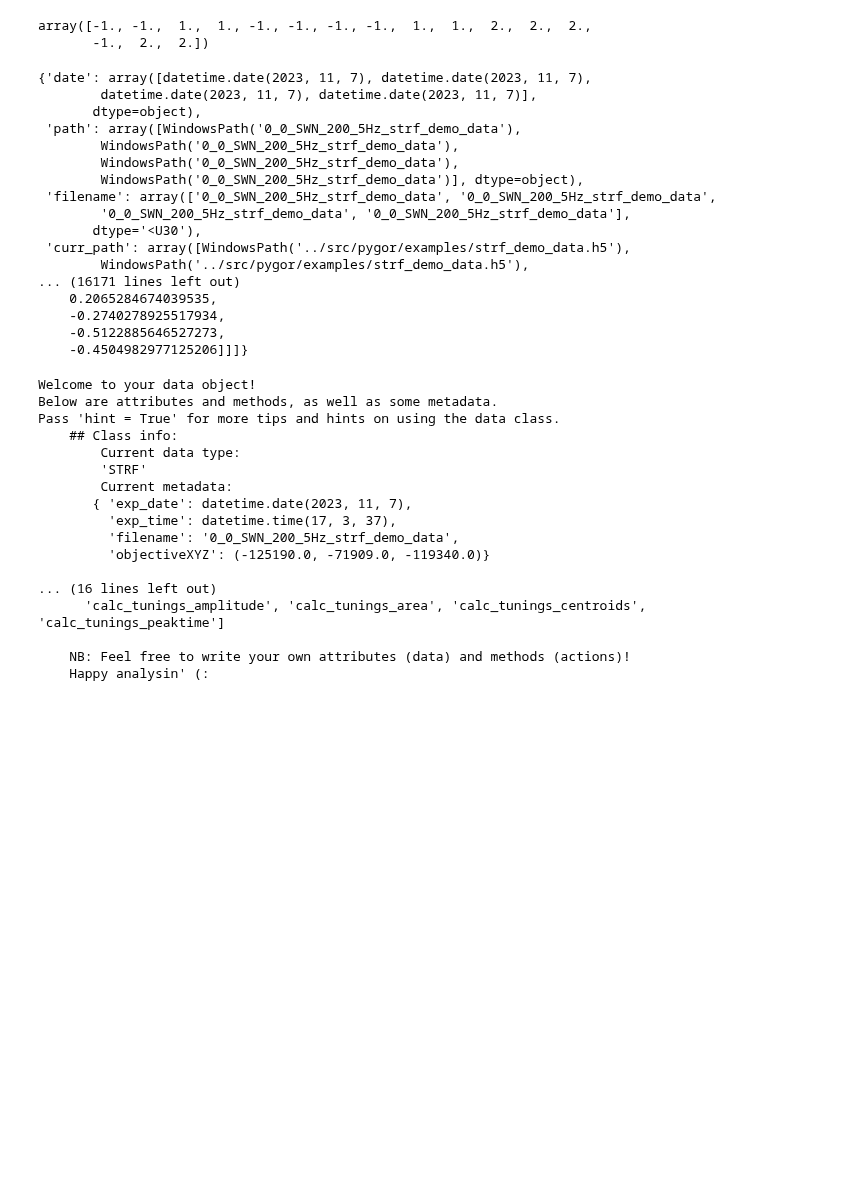
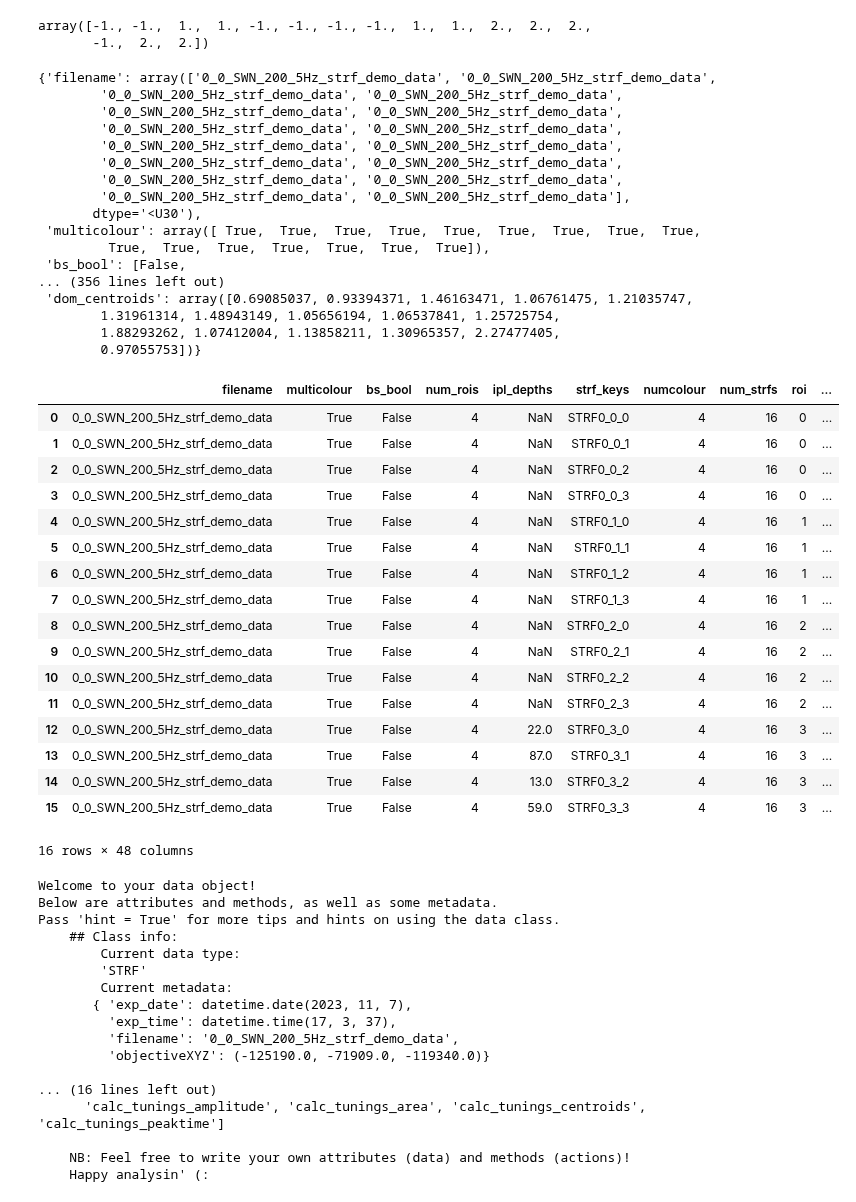
Before and after one commit to simbru/pygor, a Jupyter notebook: Notebooks/clustering_testing.ipynb, the cells around one changed output. Cells and saved outputs as stored; diff of their text form; code cells hidden in the pictures; blank space fills up the shorter version.

```diff
--- a/Notebooks/clustering_testing.ipynb
+++ b/Notebooks/clustering_testing.ipynb
@@ -42,25 +42,47 @@ array([-1., -1.,  1.,  1., -1., -1., -1., -1.,  1.,  1.,  2.,  2.,  2.,
        -1.,  2.,  2.])
 # %%
 import pygor.analyses.strf_df
-pygor.analyses.strf_df.build_chromaticity_dict(obj)
+import pandas as pd
+pygor.analyses.strf_df.build_results_dict(obj)
 # %% [output]
-{'date': array([datetime.date(2023, 11, 7), datetime.date(2023, 11, 7),
-        datetime.date(2023, 11, 7), datetime.date(2023, 11, 7)],
-       dtype=object),
- 'path': array([WindowsPath('0_0_SWN_200_5Hz_strf_demo_data'),
-        WindowsPath('0_0_SWN_200_5Hz_strf_demo_data'),
-        WindowsPath('0_0_SWN_200_5Hz_strf_demo_data'),
-        WindowsPath('0_0_SWN_200_5Hz_strf_demo_data')], dtype=object),
- 'filename': array(['0_0_SWN_200_5Hz_strf_demo_data', '0_0_SWN_200_5Hz_strf_demo_data',
+{'filename': array(['0_0_SWN_200_5Hz_strf_demo_data', '0_0_SWN_200_5Hz_strf_demo_data',
+        '0_0_SWN_200_5Hz_strf_demo_data', '0_0_SWN_200_5Hz_strf_demo_data',
+        '0_0_SWN_200_5Hz_strf_demo_data', '0_0_SWN_200_5Hz_strf_demo_data',
+        '0_0_SWN_200_5Hz_strf_demo_data', '0_0_SWN_200_5Hz_strf_demo_data',
+        '0_0_SWN_200_5Hz_strf_demo_data', '0_0_SWN_200_5Hz_strf_demo_data',
+        '0_0_SWN_200_5Hz_strf_demo_data', '0_0_SWN_200_5Hz_strf_demo_data',
+        '0_0_SWN_200_5Hz_strf_demo_data', '0_0_SWN_200_5Hz_strf_demo_data',
         '0_0_SWN_200_5Hz_strf_demo_data', '0_0_SWN_200_5Hz_strf_demo_data'],
        dtype='<U30'),
- 'curr_path': array([WindowsPath('../src/pygor/examples/strf_demo_data.h5'),
-        WindowsPath('../src/pygor/examples/strf_demo_data.h5'),
-... (16171 lines left out)
-    0.2065284674039535,
-    -0.2740278925517934,
-    -0.5122885646527273,
-    -0.4504982977125206]]]}
+ 'multicolour': array([ True,  True,  True,  True,  True,  True,  True,  True,  True,
+         True,  True,  True,  True,  True,  True,  True]),
+ 'bs_bool': [False,
+... (356 lines left out)
+ 'dom_centroids': array([0.69085037, 0.93394371, 1.46163471, 1.06761475, 1.21035747,
+        1.31961314, 1.48943149, 1.05656194, 1.06537841, 1.25725754,
+        1.88293262, 1.07412004, 1.13858211, 1.30965357, 2.27477405,
+        0.97055753])}
+# %%
+pd.DataFrame(pygor.analyses.strf_df.build_results_dict(obj))
+# %% [output]
+|  | filename | multicolour | bs_bool | num_rois | ipl_depths | strf_keys | numcolour | num_strfs | roi | ... |
+| 0 | 0_0_SWN_200_5Hz_strf_demo_data | True | False | 4 | NaN | STRF0_0_0 | 4 | 16 | 0 | ... |
+| 1 | 0_0_SWN_200_5Hz_strf_demo_data | True | False | 4 | NaN | STRF0_0_1 | 4 | 16 | 0 | ... |
+| 2 | 0_0_SWN_200_5Hz_strf_demo_data | True | False | 4 | NaN | STRF0_0_2 | 4 | 16 | 0 | ... |
+| 3 | 0_0_SWN_200_5Hz_strf_demo_data | True | False | 4 | NaN | STRF0_0_3 | 4 | 16 | 0 | ... |
+| 4 | 0_0_SWN_200_5Hz_strf_demo_data | True | False | 4 | NaN | STRF0_1_0 | 4 | 16 | 1 | ... |
+| 5 | 0_0_SWN_200_5Hz_strf_demo_data | True | False | 4 | NaN | STRF0_1_1 | 4 | 16 | 1 | ... |
+| 6 | 0_0_SWN_200_5Hz_strf_demo_data | True | False | 4 | NaN | STRF0_1_2 | 4 | 16 | 1 | ... |
+| 7 | 0_0_SWN_200_5Hz_strf_demo_data | True | False | 4 | NaN | STRF0_1_3 | 4 | 16 | 1 | ... |
+| 8 | 0_0_SWN_200_5Hz_strf_demo_data | True | False | 4 | NaN | STRF0_2_0 | 4 | 16 | 2 | ... |
+| 9 | 0_0_SWN_200_5Hz_strf_demo_data | True | False | 4 | NaN | STRF0_2_1 | 4 | 16 | 2 | ... |
+| 10 | 0_0_SWN_200_5Hz_strf_demo_data | True | False | 4 | NaN | STRF0_2_2 | 4 | 16 | 2 | ... |
+| 11 | 0_0_SWN_200_5Hz_strf_demo_data | True | False | 4 | NaN | STRF0_2_3 | 4 | 16 | 2 | ... |
+| 12 | 0_0_SWN_200_5Hz_strf_demo_data | True | False | 4 | 22.0 | STRF0_3_0 | 4 | 16 | 3 | ... |
+| 13 | 0_0_SWN_200_5Hz_strf_demo_data | True | False | 4 | 87.0 | STRF0_3_1 | 4 | 16 | 3 | ... |
+| 14 | 0_0_SWN_200_5Hz_strf_demo_data | True | False | 4 | 13.0 | STRF0_3_2 | 4 | 16 | 3 | ... |
+| 15 | 0_0_SWN_200_5Hz_strf_demo_data | True | False | 4 | 59.0 | STRF0_3_3 | 4 | 16 | 3 | ... |
+16 rows × 48 columns
 # %%
 obj.get_help()
 # %% [output]
```
Also changed, not shown: 1 other file.
